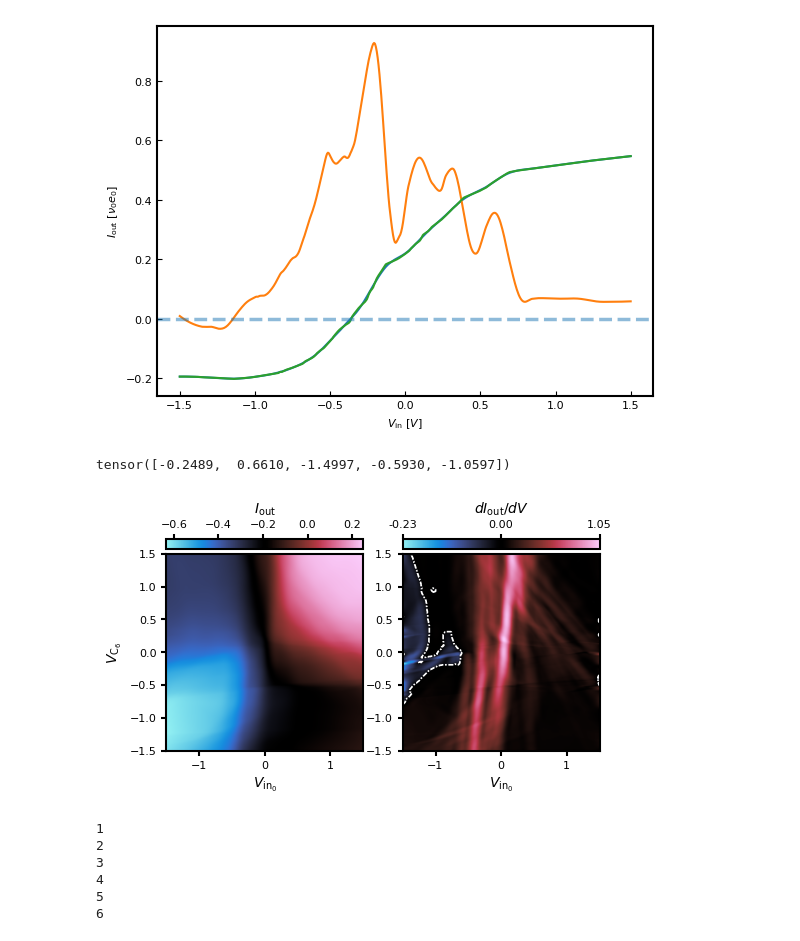
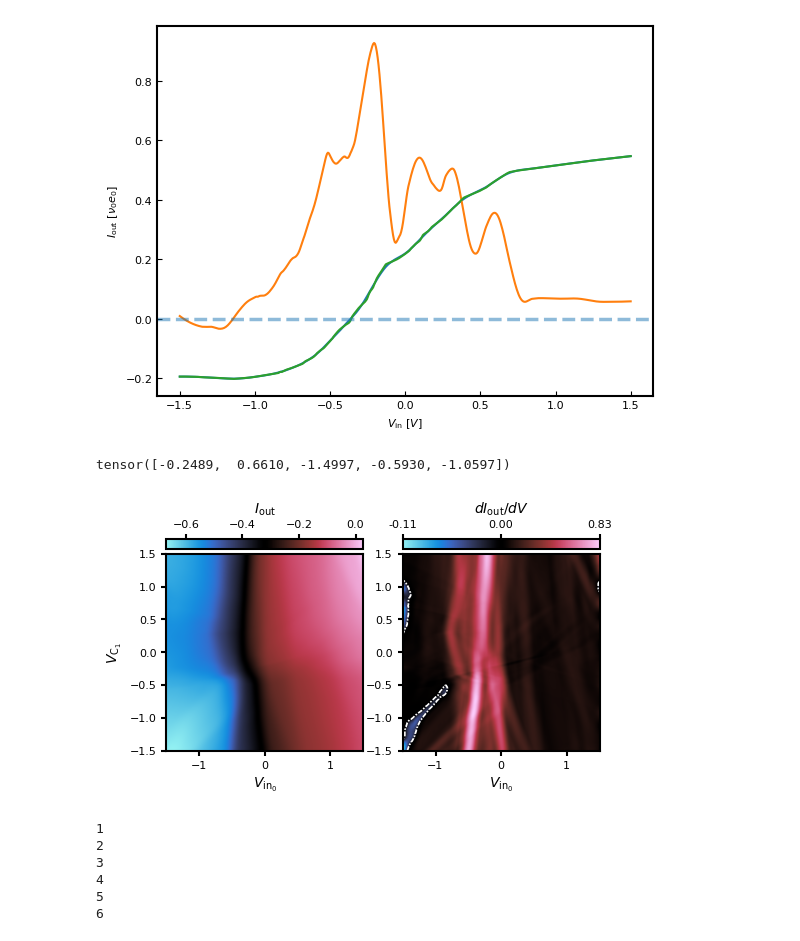
Before and after one commit to jwass1997/kmc_project, a Jupyter notebook: scripts/python_scripts/ndr_regions.ipynb, the cells around one changed output. Drawn from its saved outputs; the diff is of its cells as text; code cells hidden in the pictures.

```diff
--- a/scripts/python_scripts/ndr_regions.ipynb
+++ b/scripts/python_scripts/ndr_regions.ipynb
@@ -75,7 +75,7 @@ ax.tick_params(direction='in')
 0.006012024048096192
 [figure]
 # %%
-c_sweep_index = 3
+c_sweep_index = 1
 input_idx = 0
 
 in_features = 7
@@ -151,34 +151,34 @@ cb_0.outline.set_linewidth(1.5)
 cb_0.ax.xaxis.set_tick_params(width=1.5)
 cb_0.set_label(label=r'$I_{\mathrm{out}}$')
 
 divider_1 = make_axes_locatable(ax[1])
 cax_1 = divider_1.append_axes('top', size='5%', pad=0.05)
 #ticks = np.linspace(grad.min(), grad.max(), 3)
 ticks = [grad.min(), 0.0, grad.max()]
 cb_1 = fig.colorbar(im_1, cax=cax_1, orientation='horizontal')
 cb_1.ax.xaxis.set_ticks_position('top')
 cb_1.ax.xaxis.set_label_position('top')
 cb_1.outline.set_linewidth(1.5)
 cb_1.ax.xaxis.set_tick_params(width=1.5)
 cb_1.set_label(label=r'$dI_{\mathrm{out}} / dV$')
 cb_1.set_ticks(ticks)
 cb_1.ax.set_xticklabels([f'{t:.2f}' for t in ticks])
 
 eps = 1e-9
 neg_mask = grad < -1e-2
 #print(neg_mask.mean())
 cs = ax[1].contour(neg_mask.astype(float), levels=[0.5], colors='w', linewidths=1.2, linestyles=[(0, (3, 1, 1, 1))], extent=extent)
 
 ax[0].set_xlabel(fr'$V_{{\mathrm{{in_{{{input_idx}}}}}}}$')
 ax[0].set_ylabel(fr'$V_{{\mathrm{{C_{{{c_sweep_index}}}}}}}$')
 
 ax[1].set_xlabel(fr'$V_{{\mathrm{{in_{{{input_idx}}}}}}}$')
 
 plt.savefig(f'/home/hd/hd_hd/hd_gy283/kmc_project/plots/ndr_regions_c={c_sweep_index}.pdf', bbox_inches='tight')
 plt.show()
 # %% [output]
 tensor([-0.2489,  0.6610, -1.4997, -0.5930, -1.0597])
-[figure, old version]
+[figure, new version]
 # %%
 def ndr_regions(model, c_sweep_idx, in_sweep_idx, other_controls, min_v=-1.5, max_v=1.5, resolution=500, window_length=51, poly_order=3):
 
```
Also changed, not shown: 2 other files.
